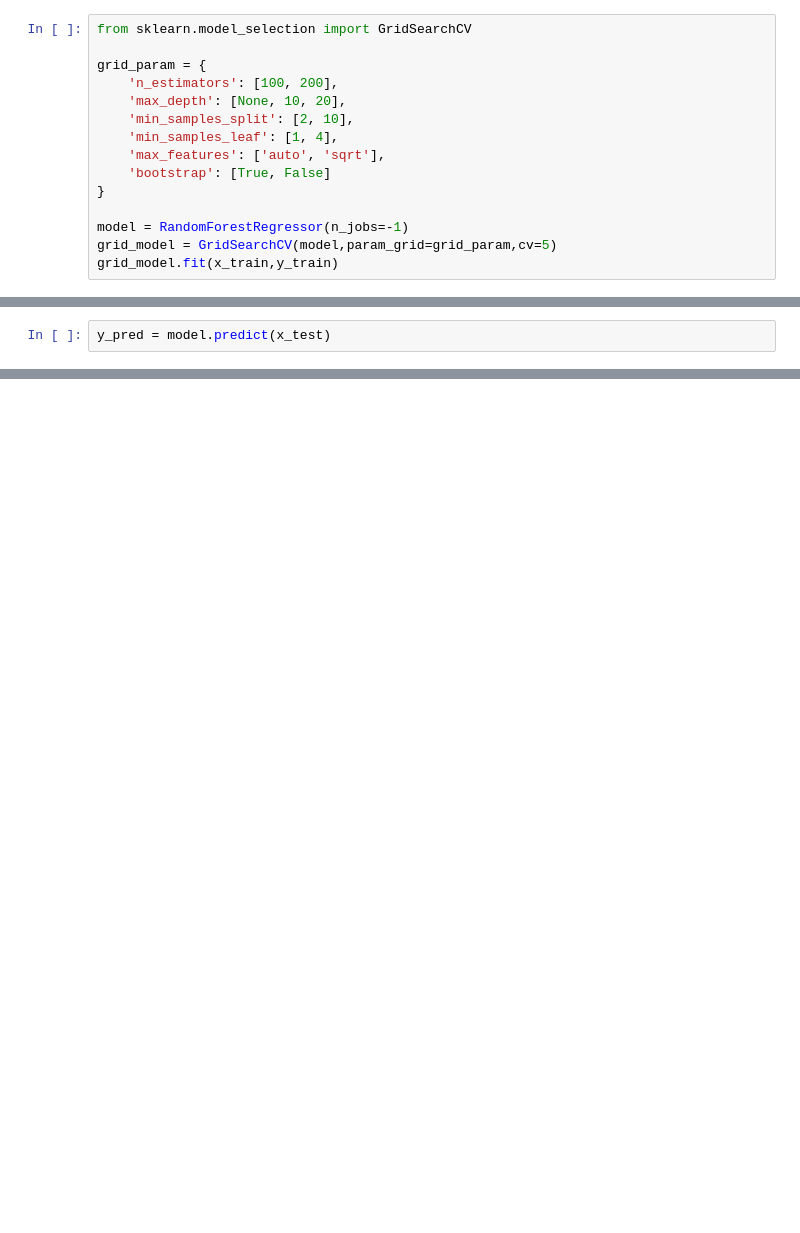
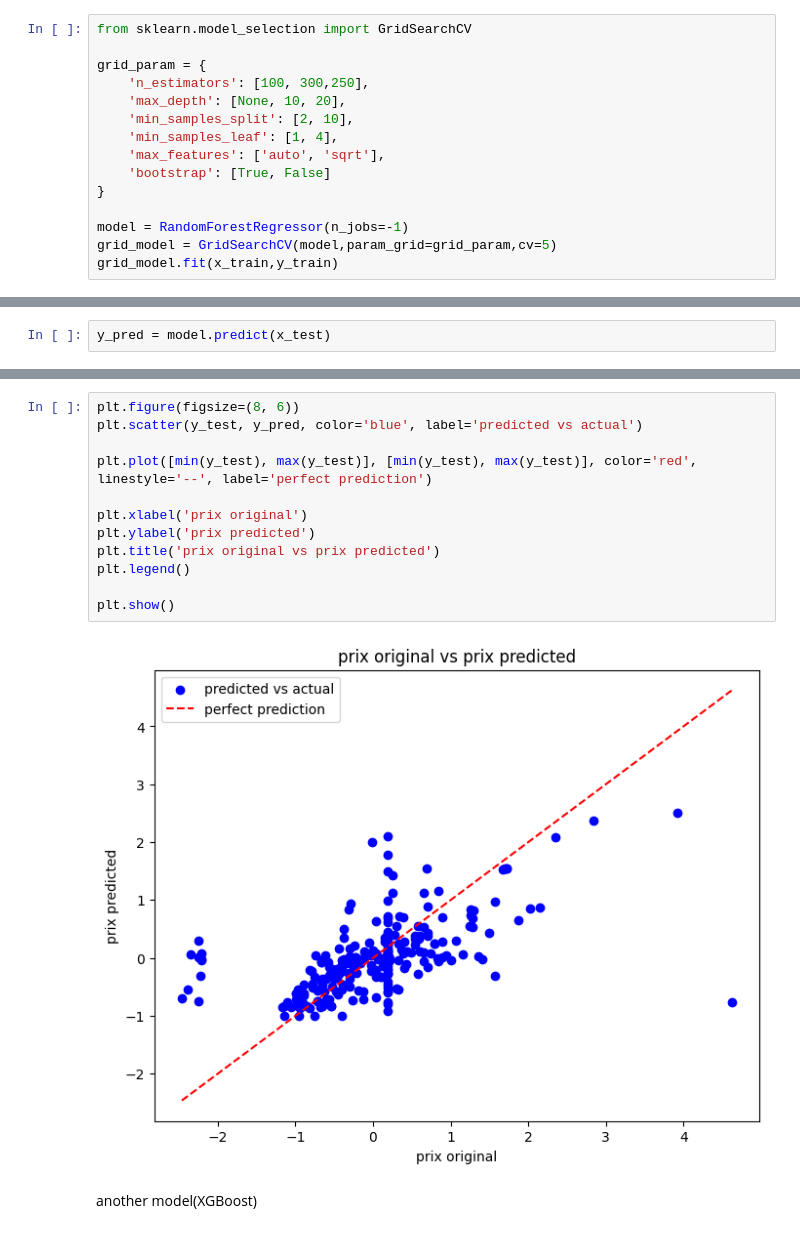
Before and after one commit to rahiqi-al/machine-learning-, a Jupyter notebook: modele _regression.ipynb, the cells around one changed output, grey strips where cells are left out. Saved outputs shown, nothing was run; the diff lists cells and outputs as text; blank space fills up the shorter version.

```diff
--- a/modele _regression.ipynb
+++ b/modele _regression.ipynb
@@ -110,7 +152,7 @@ print(r2)
 from sklearn.model_selection import GridSearchCV
 
 grid_param = {
-    'n_estimators': [100, 200],
+    'n_estimators': [100, 300,250],
     'max_depth': [None, 10, 20],
     'min_samples_split': [2, 10],
     'min_samples_leaf': [1, 4],
@@ -173,0 +231,16 @@ print(r2)
+# %%
+plt.figure(figsize=(8, 6))
+plt.scatter(y_test, y_pred, color='blue', label='predicted vs actual')
+
+plt.plot([min(y_test), max(y_test)], [min(y_test), max(y_test)], color='red', linestyle='--', label='perfect prediction')
+
+plt.xlabel('prix original')
+plt.ylabel('prix predicted')
+plt.title('prix original vs prix predicted')
+plt.legend()
+
+plt.show()
+# %% [output]
+[figure, added]
+# %% [markdown]
+another model(XGBoost)
```
Also changed, not shown: parts of 23 cells of this notebook, 3 other files.
